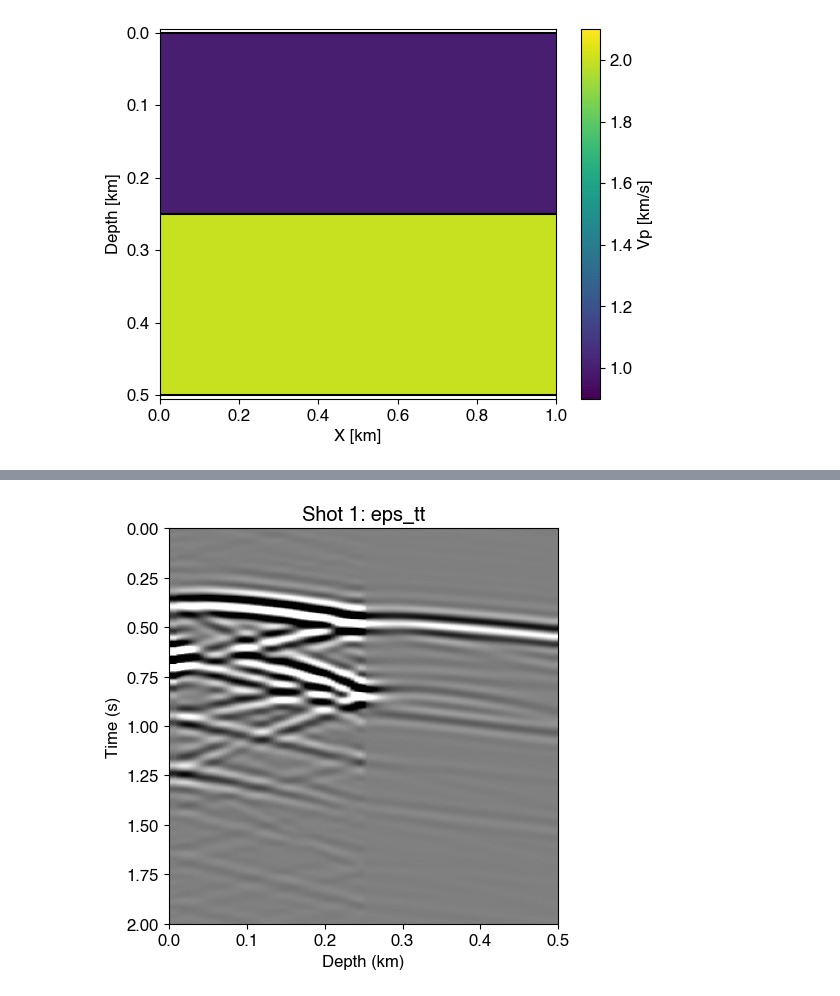
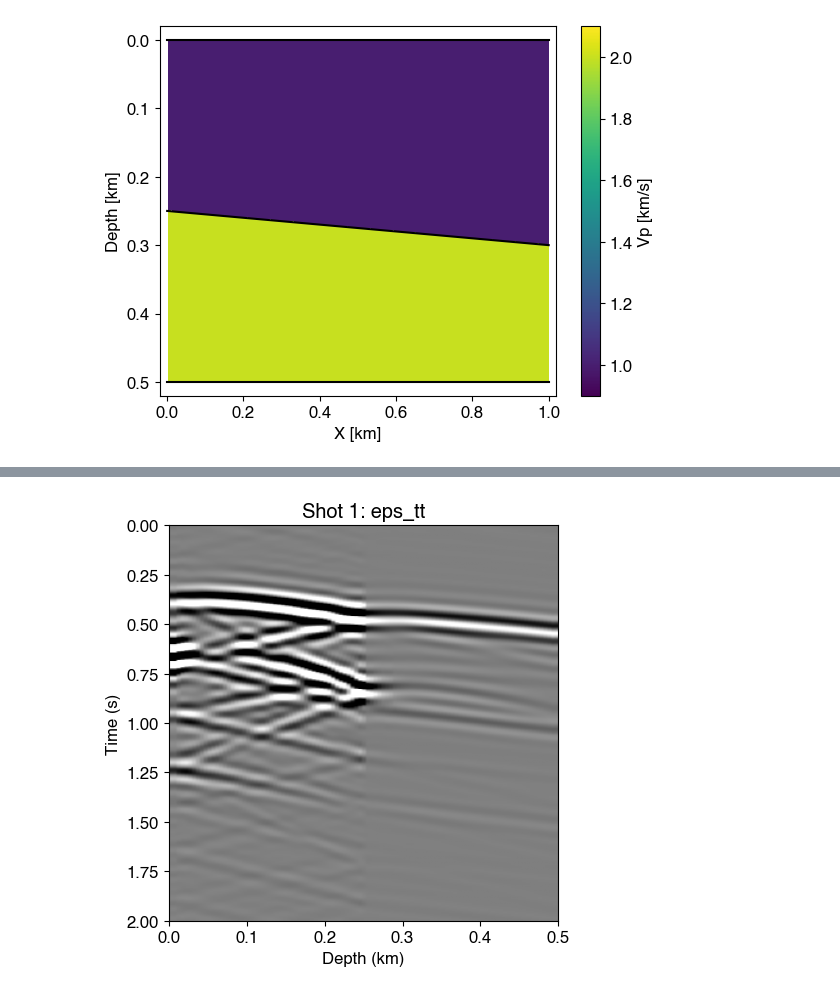
Before and after one commit to FrequenSol/FrequenSolve, a Jupyter notebook: examples/ex04_das.ipynb, the cells around one changed output, grey strips where cells are left out. Saved outputs shown, nothing was run; the diff lists cells and outputs as text; code cells hidden in the pictures.

```diff
--- a/examples/ex04_das.ipynb
+++ b/examples/ex04_das.ipynb
@@ -1,68 +1,96 @@
 # %%
 import numpy as np
+import xarray as xr
 from frequensolve import *
 
 project_path = "./scratch/ex_04/"
-project = Project(name           = "project",
-                  pretty_name    = "DAS Simulation",
-                  path           = project_path,
-                  load_if_exists = False)
+project = Project(
+    name           = "project",
+    pretty_name    = "DAS Simulation",
+    path           = project_path,
+    load_if_exists = False
+)
 
-sim = SeismicSimulation(name      = "simulation_1",
-                        physics   = "elastic",
-                        dimension = 2)
+sim = SeismicSimulation(
+    name      = "simulation_1",
+    physics   = "elastic",
+    dimension = 2
+)
 project += sim
+
+# --- Model ---
 
 # New 2D layered model over interval x in [0,1]
 model = LayeredModel(dimension = 2, x_limits = [0.0, 1.0])
 
 model.add_surface(name = "top", z = 0.0)
 
 model.add_layer(                    # Layer 1
-   name = "layer_1",
-   properties = { "Vp" : 1.0,
-                  "Qp" : 100.0,
-                  "Vs" : 0.5,
-                  "Qs" : 100.0,
-                  "Rho": 1.0 }
+    name = "layer_1",
+    properties = {
+        "Vp" : 1.0,
+        "Qp" : 100.0,
+        "Vs" : 0.5,
+        "Qs" : 100.0,
+        "Rho": 1.0
+    }
 )
-model.add_surface(name = "interface", z = 0.25)
+model.add_surface(
+    name = "interface",
+    z = xr.DataArray(
+        values = [0.25, 0.3],
+        dims = ["x"],
+        coords = {"x" : [0.0, 1.0]}
+    )
+)
 
 model.add_layer(                    # Layer 2
-   name = "layer_2",
-   properties = { "Vp" : 2.0,
-                  "Qp" : 100.0,
-                  "Vs" : 1.0,
-                  "Qs" : 100.0,
-                  "Rho": 1.0 }
+    name = "layer_2",
+    properties = {
+        "Vp" : 2.0,
+        "Qp" : 100.0,
+        "Vs" : 1.0,
+        "Qs" : 100.0,
+        "Rho": 1.0
+    }
 )
 model.add_surface(name = "bottom", z = 0.5)
 
 model.plot("Vp")
 sim += model
 
+# --- Mesh ---
+
 # Define a Hex mesh generator
 mesh = model.hex_mesh_generator(n = [4, 4])
 sim += mesh
-sim.mesh.set_adapt(min_epw = 2.0,
-                   adapt_sources = 2)
+sim.mesh.set_adapt(
+    min_epw = 2.0,
+    adapt_sources = 2
+)
+
+# --- Boundary Conditions ---
 
 # New boundery condition manager
 BCs = BoundaryConditionManager(label_type = "geometric")
 
 # Free surface BC
-BCs += BoundaryCondition(name       = "free_surface",
-                         kind       = "neumann",
-                         boundaries = ["z_min"])
+BCs += BoundaryCondition(
+    name = "free_surface",
+    kind = "neumann",
+    boundaries = ["z_min"]
+)
 
 # PML boundary condition
-BCs += BoundaryCondition(name = "pml",
-                         kind = "pml",
-                         boundaries = ["x_min", "x_max", "z_max"],
-                         pml_wavelengths = 2.0,
-                         pml_exponent    = 3.0,
-                         pml_constant    = 20.0)
+BCs += BoundaryCondition(
+    name = "pml",
+    kind = "pml",
+    boundaries = ["x_min", "x_max", "z_max"],
+    pml_wavelengths = 2.0,
+    pml_exponent = 3.0,
+    pml_constant = 20.0
+)
 sim += BCs
 # %% [output]
-[figure, old version]
+[figure, new version]
 # %%
```
Also changed, not shown: parts of 2 cells of this notebook, 16 other files.
